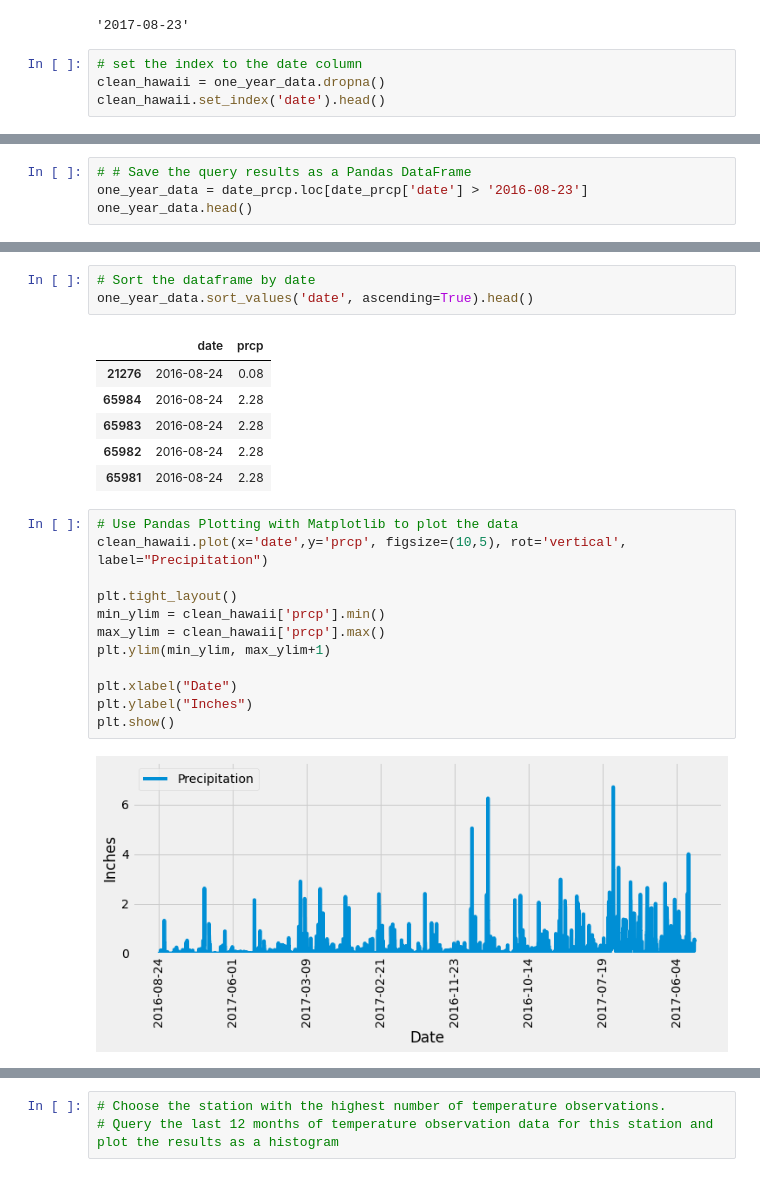
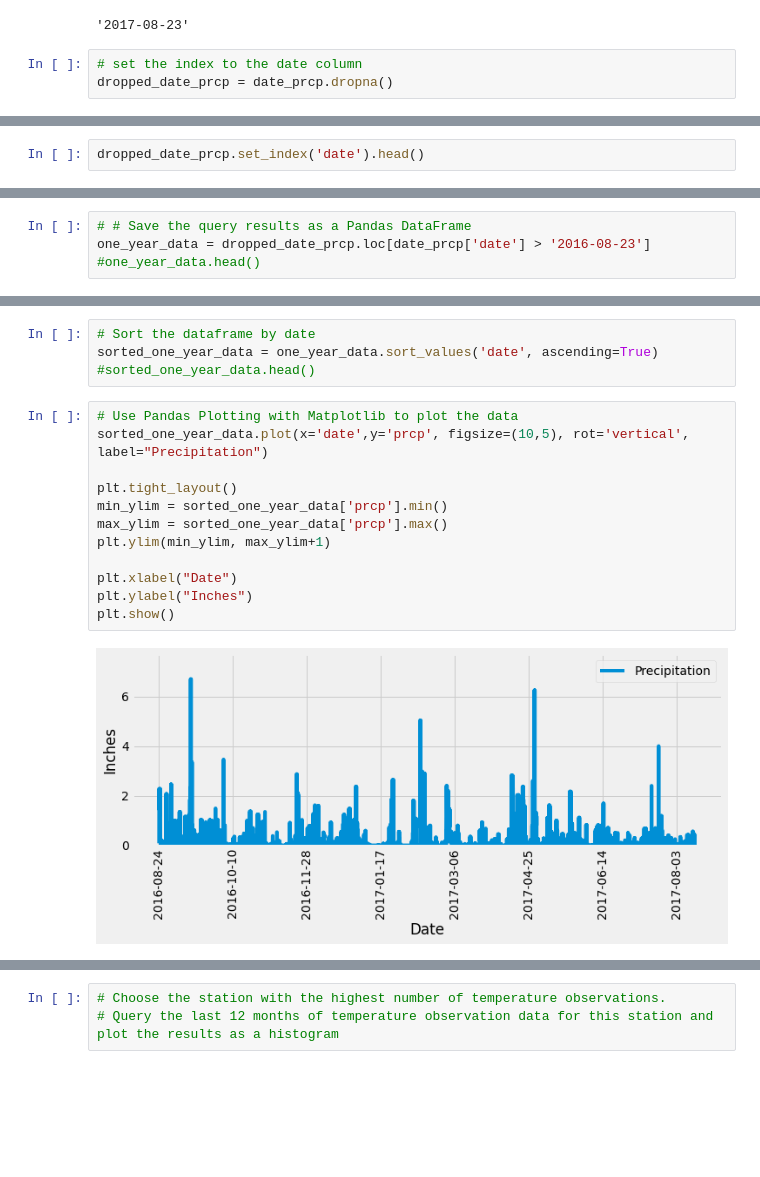
Before and after one commit to Lindsey-G/UCI-Homework-Giron, a Jupyter notebook: Homework_01/10-sqlalchemy-challenge/02-Homework_10-Advanced-Data-Storage-and-Retrieval_Instructions_climate_starter.ipynb, the cells around one changed output, grey strips where cells are left out. Cells and saved outputs as stored; diff of their text form; blank space fills up the shorter version.

```diff
--- a/Homework_01/10-sqlalchemy-challenge/02-Homework_10-Advanced-Data-Storage-and-Retrieval_Instructions_climate_starter.ipynb
+++ b/Homework_01/10-sqlalchemy-challenge/02-Homework_10-Advanced-Data-Storage-and-Retrieval_Instructions_climate_starter.ipynb
@@ -101,5 +107,4 @@ date_prcp['date'].max()
 '2017-08-23'
 # %%
 # set the index to the date column
-clean_hawaii = one_year_data.dropna()
-clean_hawaii.set_index('date').head()
+dropped_date_prcp = date_prcp.dropna()
@@ -113,0 +111,2 @@ clean_hawaii.set_index('date').head()
+# %%
+dropped_date_prcp.set_index('date').head()
@@ -114,4 +121,4 @@ clean_hawaii.set_index('date').head()
 # %%
 # # Save the query results as a Pandas DataFrame
-one_year_data = date_prcp.loc[date_prcp['date'] > '2016-08-23']
-one_year_data.head()
+one_year_data = dropped_date_prcp.loc[date_prcp['date'] > '2016-08-23']
+#one_year_data.head()
@@ -125,26 +125,20 @@ one_year_data.head()
 # %%
 # Sort the dataframe by date
-one_year_data.sort_values('date', ascending=True).head()
+sorted_one_year_data = one_year_data.sort_values('date', ascending=True)
+#sorted_one_year_data.head()
-# %% [output]
-|  | date | prcp |
-| 21276 | 2016-08-24 | 0.08 |
-| 65984 | 2016-08-24 | 2.28 |
-| 65983 | 2016-08-24 | 2.28 |
-| 65982 | 2016-08-24 | 2.28 |
-| 65981 | 2016-08-24 | 2.28 |
 # %%
 # Use Pandas Plotting with Matplotlib to plot the data
-clean_hawaii.plot(x='date',y='prcp', figsize=(10,5), rot='vertical', label="Precipitation")
+sorted_one_year_data.plot(x='date',y='prcp', figsize=(10,5), rot='vertical', label="Precipitation")
 
 plt.tight_layout()
-min_ylim = clean_hawaii['prcp'].min()
-max_ylim = clean_hawaii['prcp'].max()
+min_ylim = sorted_one_year_data['prcp'].min()
+max_ylim = sorted_one_year_data['prcp'].max()
 plt.ylim(min_ylim, max_ylim+1)
 
 plt.xlabel("Date")
 plt.ylabel("Inches")
 plt.show()
 # %% [output]
-[figure, old version]
+[figure, new version]
 # %%
 # Use Pandas to calcualte the summary statistics for the precipitation data
```
Also changed, not shown: parts of 13 cells of this notebook.
